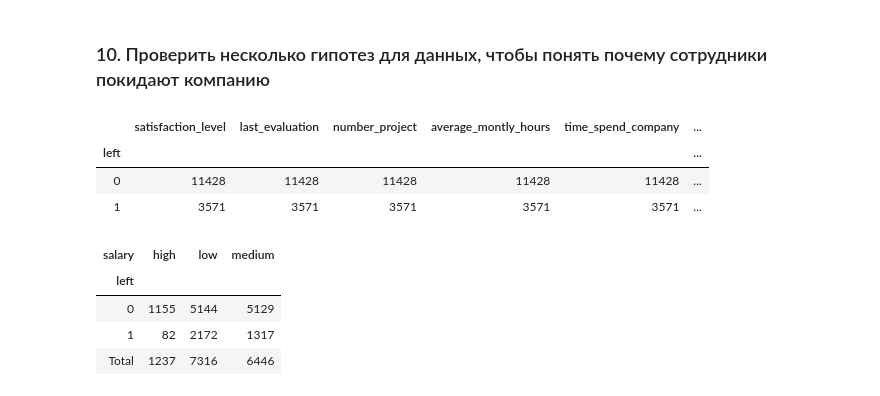
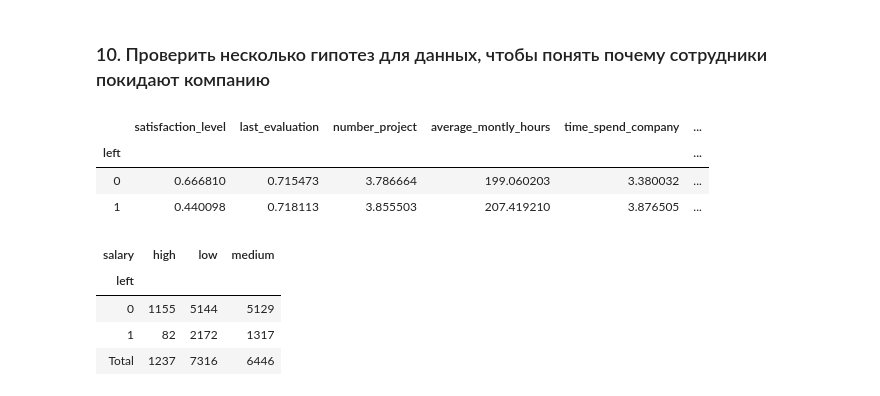
Before and after one commit to rgridnev/python_course, a Jupyter notebook: final/work.ipynb, the cells around one changed output. Drawn from its saved outputs; the diff is of its cells as text; code cells hidden in the pictures.

```diff
--- a/final/work.ipynb
+++ b/final/work.ipynb
@@ -43,3 +44,24 @@ hr1
 | mode | 0.100000 | 0.550000 | 4.000000 | 135.000000 | 3.000000 | ... |
 # %% [markdown]
 ### 3. Рассчитать и визуализировать корреляционную матрицу для переменных
+# %%
+# Уберем все пустые значения
+hr.dropna()
+
+# Заменим все нечисловые значения числами
+hr.loc[hr["sales"] == "IT","sales"] = 0
+hr.loc[hr["sales"] == "RandD","sales"] = 1
+hr.loc[hr["sales"] == "accounting","sales"] = 2
+hr.loc[hr["sales"] == "hr","sales"] = 3
+hr.loc[hr["sales"] == "management","sales"] = 4
+hr.loc[hr["sales"] == "marketing","sales"] = 5
+hr.loc[hr["sales"] == "product_mng","sales"] = 6
+hr.loc[hr["sales"] == "sales","sales"] = 7
+hr.loc[hr["sales"] == "support","sales"] = 8
+hr.loc[hr["sales"] == "technical","sales"] = 9
+
+hr.loc[hr["salary"] == "low","salary"] = 0
+hr.loc[hr["salary"] == "medium","salary"] = 1
+hr.loc[hr["salary"] == "high","salary"] = 2
+
+hr.corr()
@@ -140,19 +205,19 @@ len(leftstaff.index)
 # %%
 '''
 Можно проверить сразу несколько теорий одним коротким запросом. Сразу видно, что:
 
 1) Покинувшие компанию сотрудники были менее удовлетворены работой
 2) Вероятность покидания компании практически не зависит от оценки сотрудника и нагрузки на него
 3) Уволившиеся работали больше и при этом получали, как ни странно, меньше взысканий (Work_accident)
 4) Очень хорошо видно зависимость увольнений от продвижения по карьерной лестнице (promotion_last_5years)
 '''
 
-hr.groupby('left').count()
+hr.groupby('left').mean()
 # %% [output]
 |  | satisfaction_level | last_evaluation | number_project | average_montly_hours | time_spend_company | ... |
 | left |  |  |  |  |  | ... |
-| 0 | 11428 | 11428 | 11428 | 11428 | 11428 | ... |
-| 1 | 3571 | 3571 | 3571 | 3571 | 3571 | ... |
+| 0 | 0.666810 | 0.715473 | 3.786664 | 199.060203 | 3.380032 | ... |
+| 1 | 0.440098 | 0.718113 | 3.855503 | 207.419210 | 3.876505 | ... |
 # %%
 # + зависимость увольнения от зарплаты
 
```
Also changed, not shown: parts of 5 cells of this notebook.
